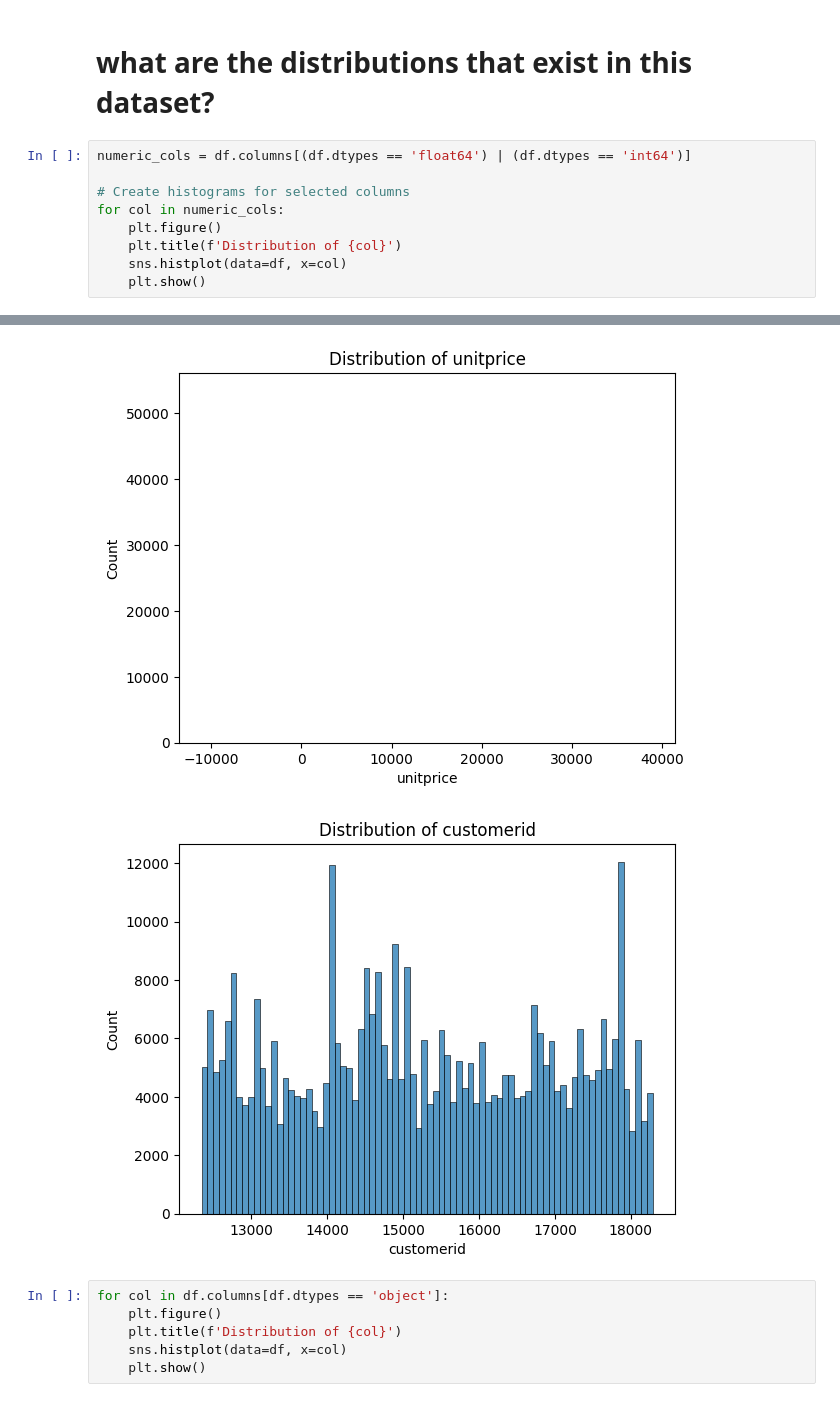
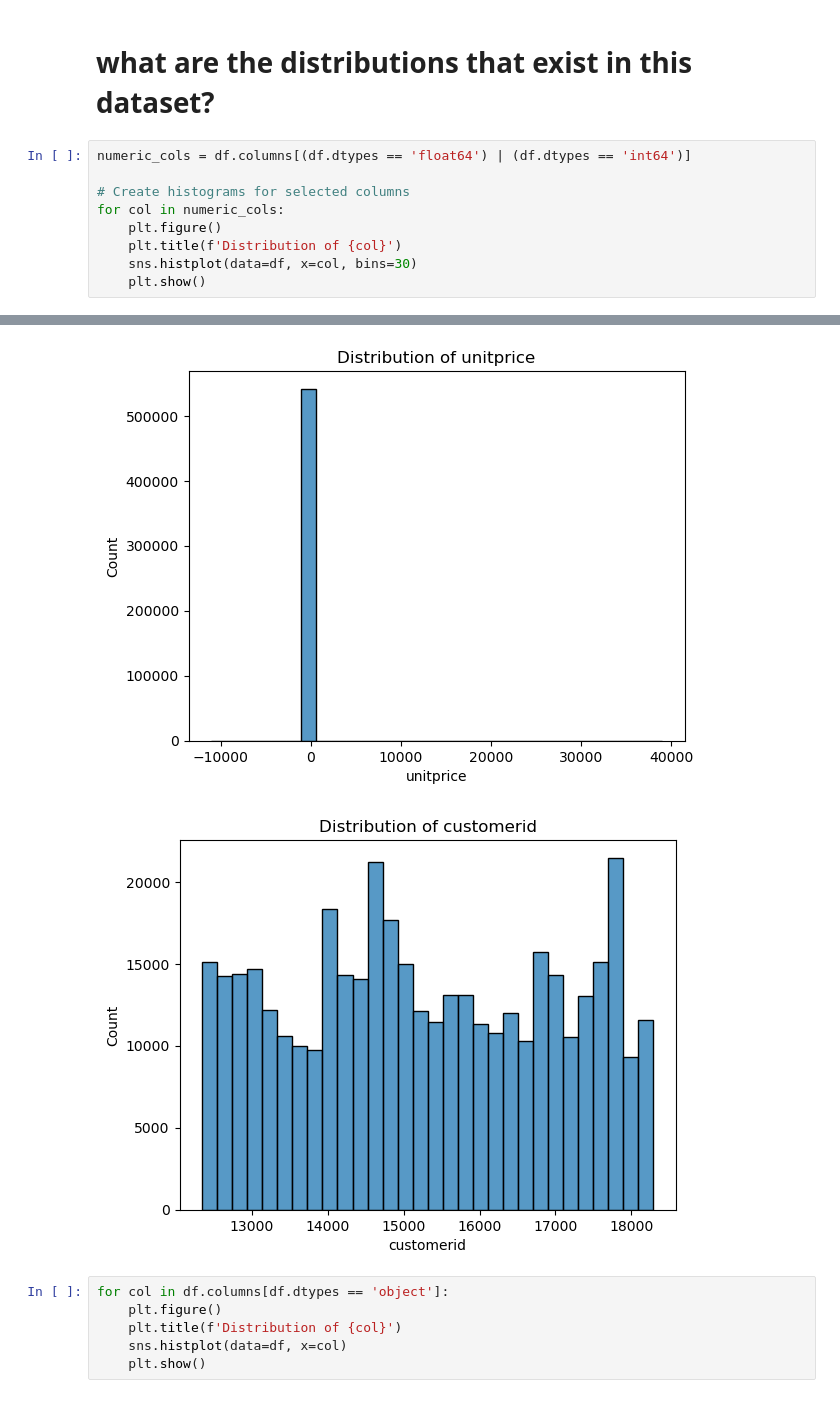
Before and after one commit to Marc-Aradillas/customer-segmentation-project, a Jupyter notebook: prep.ipynb, the cells around one changed output, grey strips where cells are left out. Cells and saved outputs as stored; diff of their text form.

```diff
--- a/prep.ipynb
+++ b/prep.ipynb
@@ -173,6 +200,6 @@ numeric_cols = df.columns[(df.dtypes == 'float64') | (df.dtypes == 'int64')]
 for col in numeric_cols:
     plt.figure()
     plt.title(f'Distribution of {col}')
-    sns.histplot(data=df, x=col)
+    sns.histplot(data=df, x=col, bins=30)
     plt.show()
 # %% [output]
@@ -180,5 +207,5 @@ for col in numeric_cols:
-[figure, old version]
+[figure, new version]
-[figure, old version]
+[figure, new version]
 # %%
 for col in df.columns[df.dtypes == 'object']:
     plt.figure()
```
Also changed, not shown: parts of 54 cells of this notebook, 1 other file.
